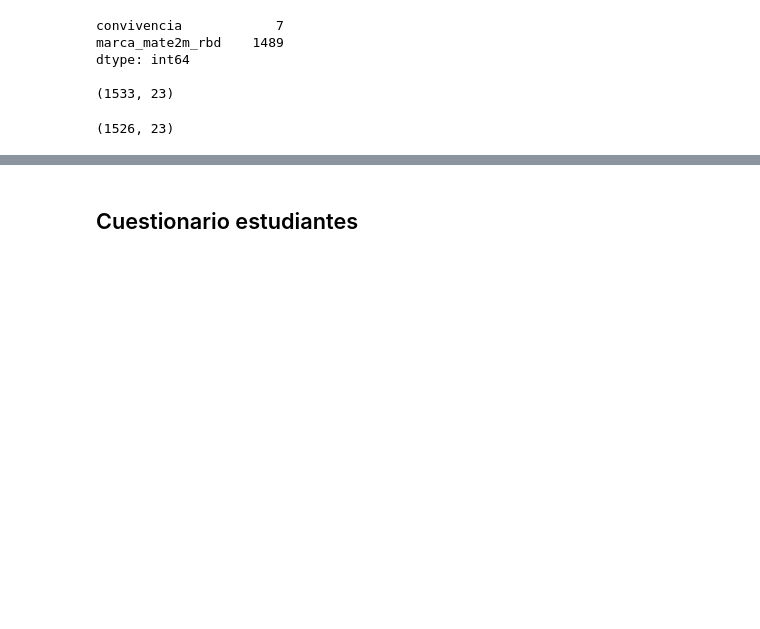
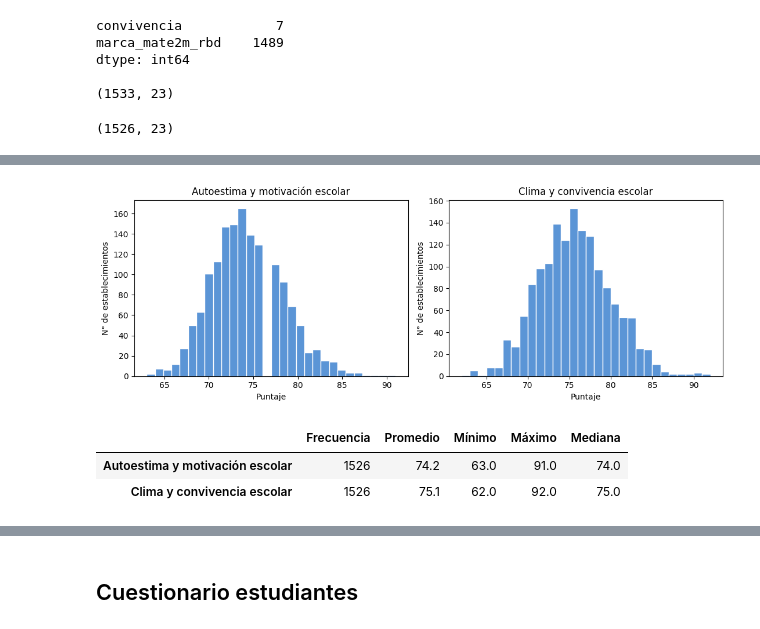
Before and after one commit to vcanalesg/dcc_taller_proyecto_g4, a Jupyter notebook: EDAyPreprocesamiento_01.ipynb, the cells around one changed output, grey strips where cells are left out. Cells and saved outputs as stored; diff of their text form; code cells hidden in the pictures; blank space fills up the shorter version.

```diff
--- a/EDAyPreprocesamiento_01.ipynb
+++ b/EDAyPreprocesamiento_01.ipynb
@@ -467,0 +468,26 @@ plt.tight_layout(); plt.show()
+# %%
+fig, axes = plt.subplots(1, 2, figsize=(11, 4))
+cols = [('autoestima_motiv', 'Autoestima y motivación escolar'),
+        ('convivencia', 'Clima y convivencia escolar')]
+for ax, (col, titulo) in zip(axes, cols):
+    ax.hist(base[col].dropna(), bins=30, color="#5B95D6", edgecolor="white")
+    ax.set_title(titulo)
+    ax.set_xlabel("Puntaje")
+    ax.set_ylabel("N° de establecimientos")
+plt.tight_layout(); plt.show()
+# %% [output]
+[figure, added]
+# %%
+cols = ["autoestima_motiv", "convivencia"]
+etiquetas = {"autoestima_motiv": "Autoestima y motivación escolar",
+             "convivencia": "Clima y convivencia escolar"}
+
+tabla_idps = base[cols].agg(["count", "mean", "min", "max", "median"]).T
+tabla_idps.columns = ["Frecuencia", "Promedio", "Mínimo", "Máximo", "Mediana"]
+tabla_idps["Frecuencia"] = tabla_idps["Frecuencia"].astype(int)
+tabla_idps = tabla_idps.round(1).rename(index=etiquetas)
+tabla_idps
+# %% [output]
+|  | Frecuencia | Promedio | Mínimo | Máximo | Mediana |
+| Autoestima y motivación escolar | 1526 | 74.2 | 63.0 | 91.0 | 74.0 |
+| Clima y convivencia escolar | 1526 | 75.1 | 62.0 | 92.0 | 75.0 |
```
Also changed, not shown: parts of 8 cells of this notebook.
